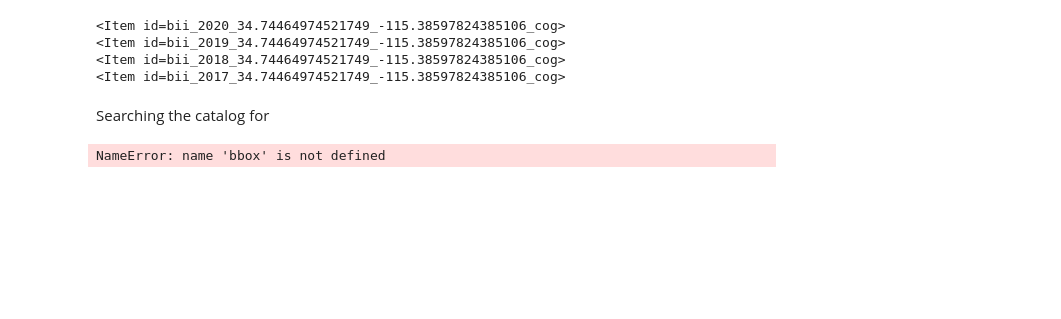
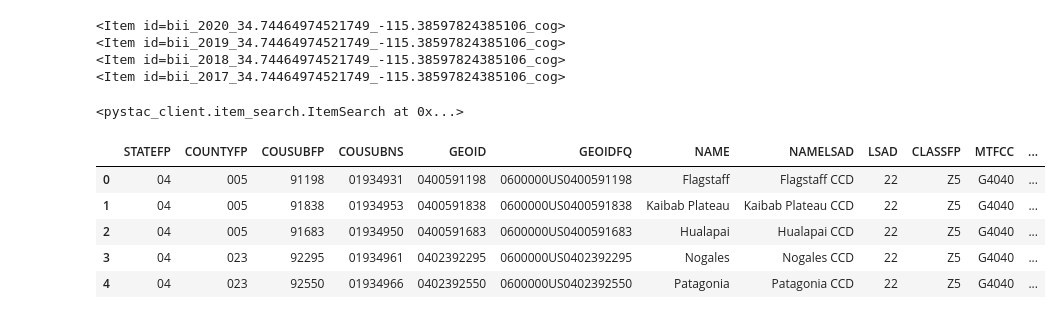
Before and after one commit to madisonenda/Biodiversity_Intactness_Phoenix_AZ, a Jupyter notebook: BII_Phoneix_AZ.ipynb, the cells around one changed output. Cells and saved outputs as stored; diff of their text form; code cells hidden in the pictures; blank space fills up the shorter version.

```diff
--- a/BII_Phoneix_AZ.ipynb
+++ b/BII_Phoneix_AZ.ipynb
@@ -25,5 +37,3 @@ for item in items:
 <Item id=bii_2019_34.74464974521749_-115.38597824385106_cog>
 <Item id=bii_2018_34.74464974521749_-115.38597824385106_cog>
 <Item id=bii_2017_34.74464974521749_-115.38597824385106_cog>
-# %% [markdown]
-Searching the catalog for
@@ -32,13 +40,26 @@ Searching the catalog for
 # %%
-# Temporal range of interest
+# Time range of interest defined
 time_range = "2017-01-01/2020-01-01"
 
-# Catalog search
+# Catalog search for the BII data, using our time range, and boundaries
 search= catalog.search(
     collections= ['io-biodiversity'],
-    intersects= bbox,
+    bbox = bbox_of_interest,
     datetime= time_range,
 )
 search
 # %% [output]
-NameError: name 'bbox' is not defined
+<pystac_client.item_search.ItemSearch at 0x...>
+# %%
+# Creating a filepath to the Phoenix_Boundary.shp file, and reading it in using geopandas
+fp= os.path.join('data', 'tl_2023_04_cousub.shp')
+Arizona_Boundary= gpd.read_file(fp)
+
+Arizona_Boundary.head()
+# %% [output]
+|  | STATEFP | COUNTYFP | COUSUBFP | COUSUBNS | GEOID | GEOIDFQ | NAME | NAMELSAD | LSAD | CLASSFP | MTFCC | ... |
+| 0 | 04 | 005 | 91198 | 01934931 | 0400591198 | 0600000US0400591198 | Flagstaff | Flagstaff CCD | 22 | Z5 | G4040 | ... |
+| 1 | 04 | 005 | 91838 | 01934953 | 0400591838 | 0600000US0400591838 | Kaibab Plateau | Kaibab Plateau CCD | 22 | Z5 | G4040 | ... |
+| 2 | 04 | 005 | 91683 | 01934950 | 0400591683 | 0600000US0400591683 | Hualapai | Hualapai CCD | 22 | Z5 | G4040 | ... |
+| 3 | 04 | 023 | 92295 | 01934961 | 0402392295 | 0600000US0402392295 | Nogales | Nogales CCD | 22 | Z5 | G4040 | ... |
+| 4 | 04 | 023 | 92550 | 01934966 | 0402392550 | 0600000US0402392550 | Patagonia | Patagonia CCD | 22 | Z5 | G4040 | ... |
```
Also changed, not shown: parts of 19 cells of this notebook.
